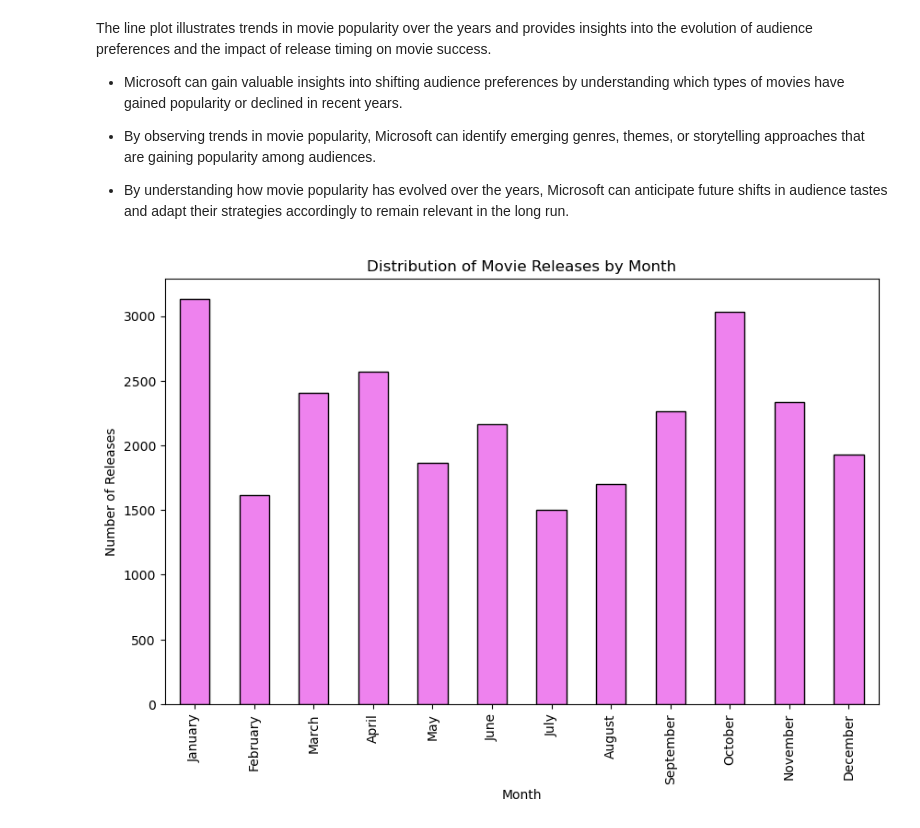
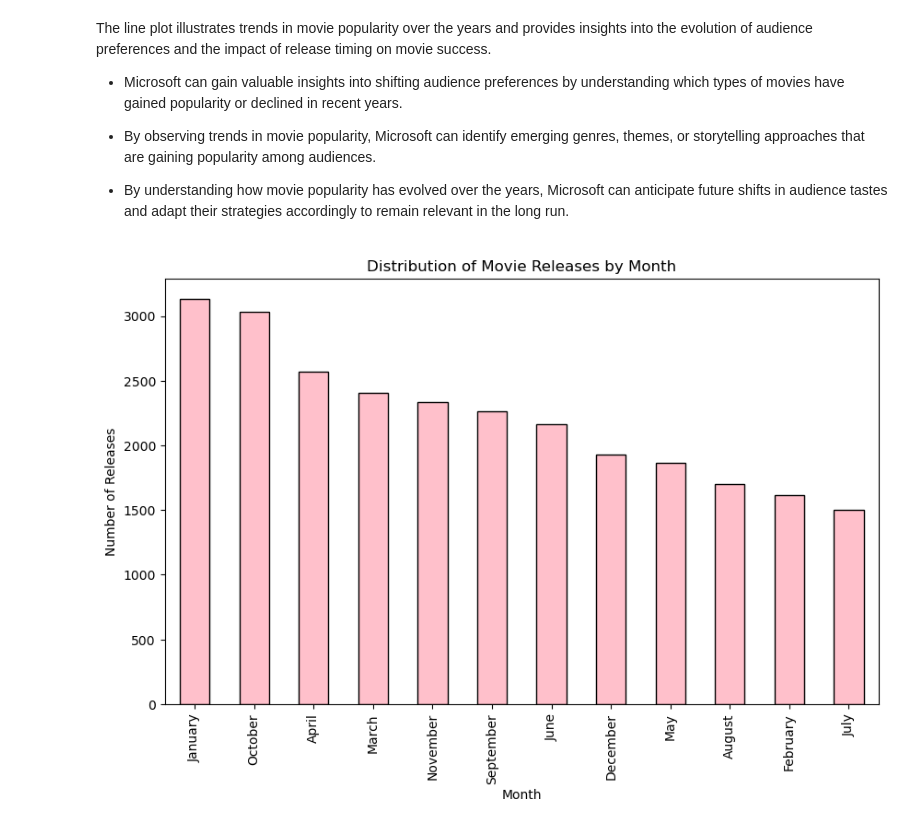
Before and after one commit to whareverr/dsc-phase-1-project-v2-4, a Jupyter notebook: student.ipynb, the cells around one changed output. Saved outputs shown, nothing was run; the diff lists cells and outputs as text; code cells hidden in the pictures.

Commit message:
Data visualization updates for tmdb dataset

```diff
--- a/student.ipynb
+++ b/student.ipynb
@@ -478,23 +468,17 @@ The line plot illustrates trends in movie popularity over the years and provides
 # %%
 # Convert 'release_date' column to datetime
 tmdb_df['release_date'] = pd.to_datetime(tmdb_df['release_date'])
 
 # Extract month and count movie releases per month
 monthly_release_count = tmdb_df['release_date'].dt.month_name().value_counts()
 
-# Sort the months chronologically
-monthly_release_count = monthly_release_count.reindex([
-    'January', 'February', 'March', 'April', 'May', 'June',
-    'July', 'August', 'September', 'October', 'November', 'December'
-])
-
 # Plot the graph
 plt.figure(figsize=(10, 6))
-monthly_release_count.plot(kind='bar', edgecolor='black', color='violet')
+monthly_release_count.plot(kind='bar', edgecolor='black', color='pink')
 plt.title('Distribution of Movie Releases by Month')
 plt.xlabel('Month')
 plt.ylabel('Number of Releases')
 plt.show()
 # %% [output]
-[figure, old version]
+[figure, new version]
 # %% [markdown]
```
Also changed, not shown: parts of 3 cells of this notebook.
